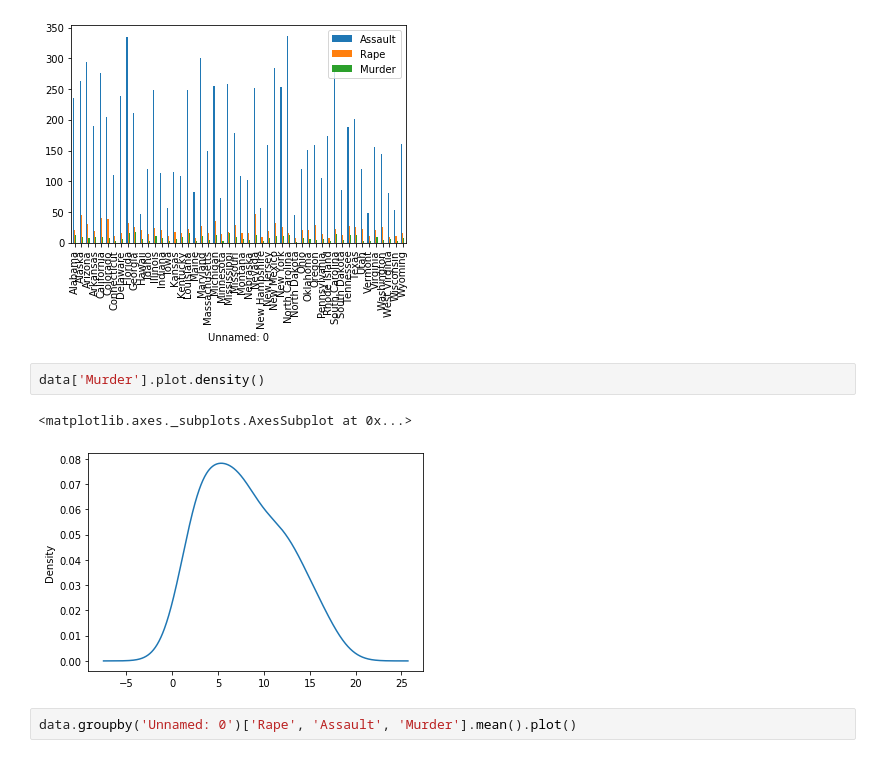
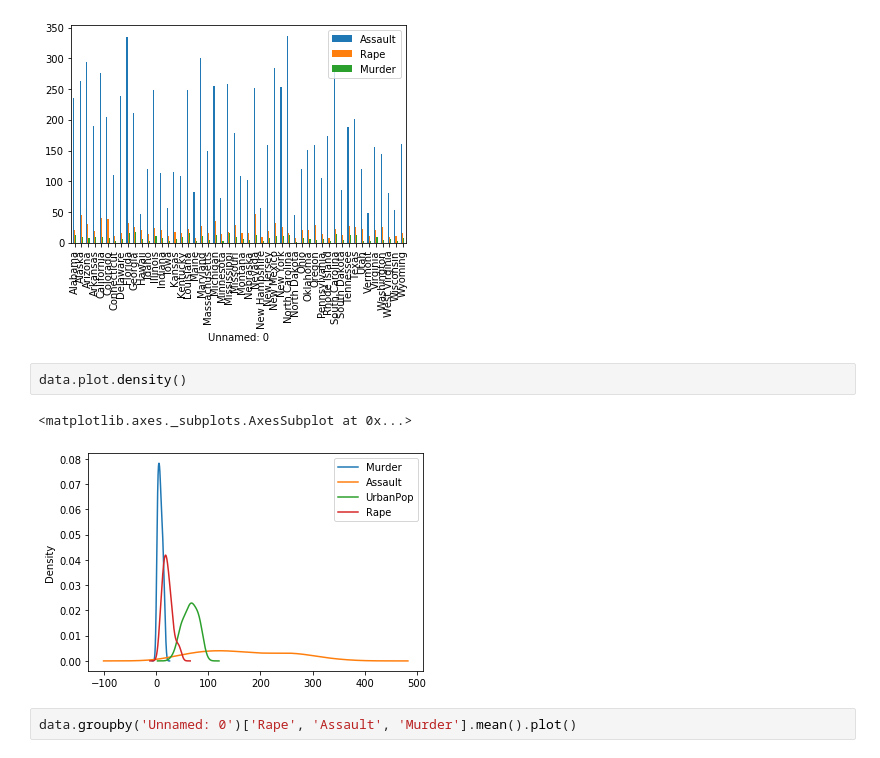
Before and after one commit to Al3xFreeman/IA2, a Jupyter notebook: P1-1-[IA2].ipynb, the cells around one changed output. Cells and saved outputs as stored; diff of their text form.

```diff
--- a/P1-1-[IA2].ipynb
+++ b/P1-1-[IA2].ipynb
@@ -108,10 +106,10 @@ data.groupby('Unnamed: 0')['Assault', 'Rape', 'Murder'].mean().plot.bar()
 <matplotlib.axes._subplots.AxesSubplot at 0x...>
 [figure]
 # %%
-data['Murder'].plot.density()
+data.plot.density()
 # %% [output]
 <matplotlib.axes._subplots.AxesSubplot at 0x...>
-[figure, old version]
+[figure, new version]
 # %%
 data.groupby('Unnamed: 0')['Rape', 'Assault', 'Murder'].mean().plot()
 # %% [output]
```
Also changed, not shown: parts of 38 cells of this notebook.
